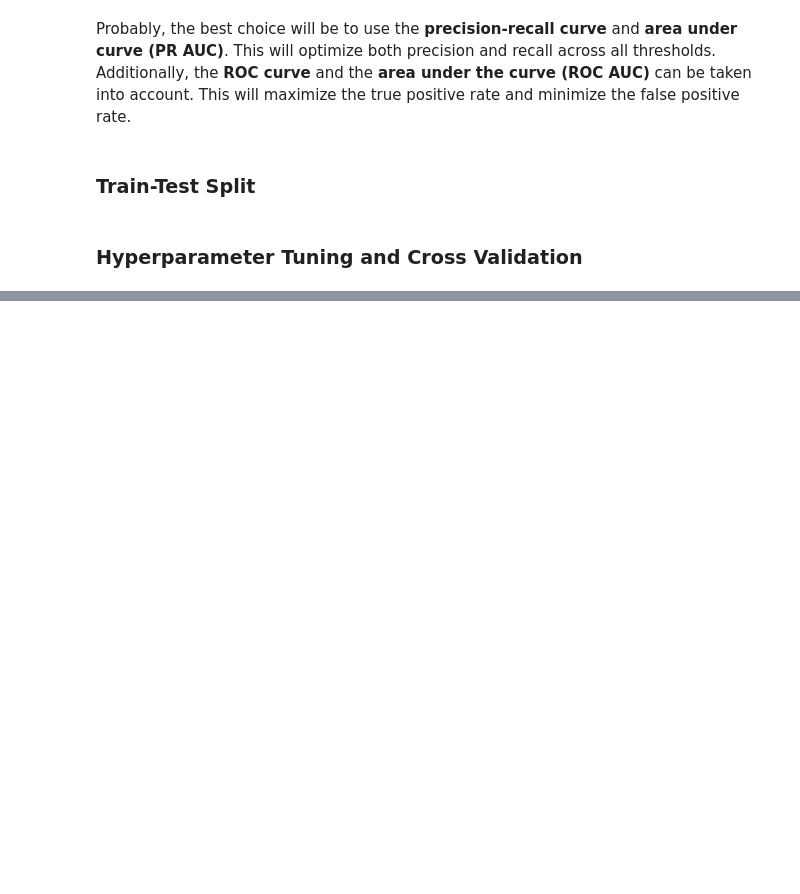
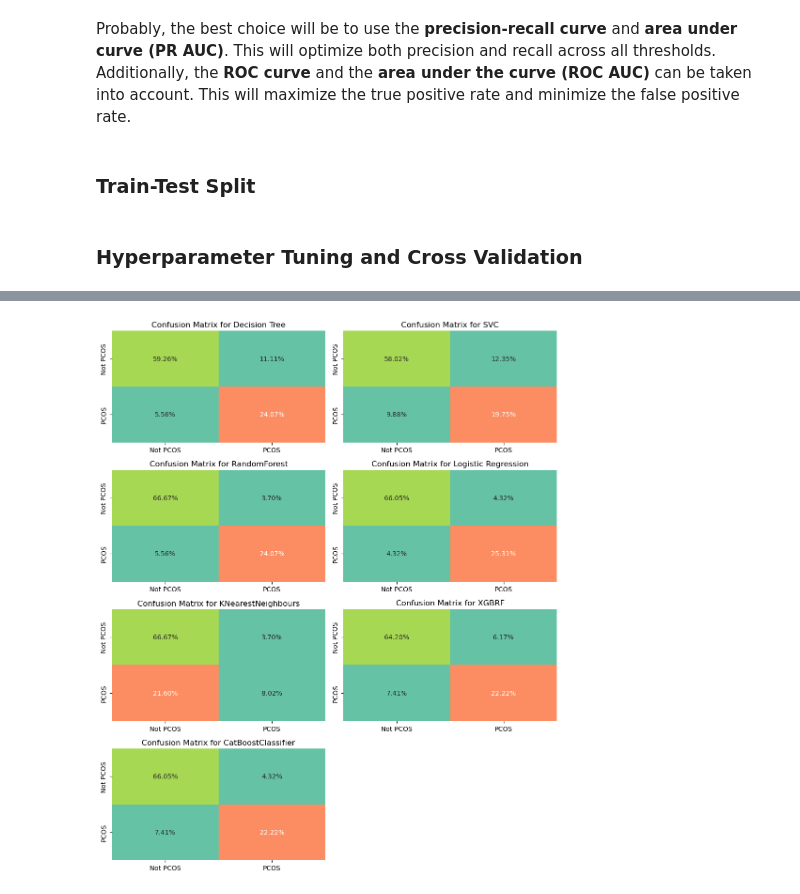
Before and after one commit to karolror/pcos, a Jupyter notebook: pcos_analysis.ipynb, the cells around one changed output, grey strips where cells are left out. Saved outputs shown, nothing was run; the diff lists cells and outputs as text; code cells hidden in the pictures; blank space fills up the shorter version.

```diff
--- a/pcos_analysis.ipynb
+++ b/pcos_analysis.ipynb
@@ -486,0 +550,22 @@ Testing PR: % 86.42
+# %%
+model = [dt,svm,rf,lr,knn,xgb_clf,cat_clf]
+predictions = []
+labels = ['Not PCOS', 'PCOS']
+c_map = sns.color_palette('Set2', n_colors=5)
+# %%
+# Matrix plot
+fig, axs = plt.subplots(4, 2, figsize=(10, 12))
+axs = axs.flatten()
+
+for i in range(len(model)):
+    predictions = model[i].predict(X_test)
+    cm = confusion_matrix(y_test, predictions)
+    mx = sns.heatmap(cm/np.sum(cm), annot=True, cmap=c_map, cbar=False, fmt='.2%',
+                     xticklabels=labels, yticklabels=labels, ax=axs[i])
+    mx.set(title=f'Confusion Matrix for {model_list[i]}')
+if len(axs) > len(model):
+    fig.delaxes(axs[-1])
+plt.tight_layout()
+plt.show()
+# %% [output]
+[figure, added]
```
Also changed, not shown: parts of 21 cells of this notebook.
